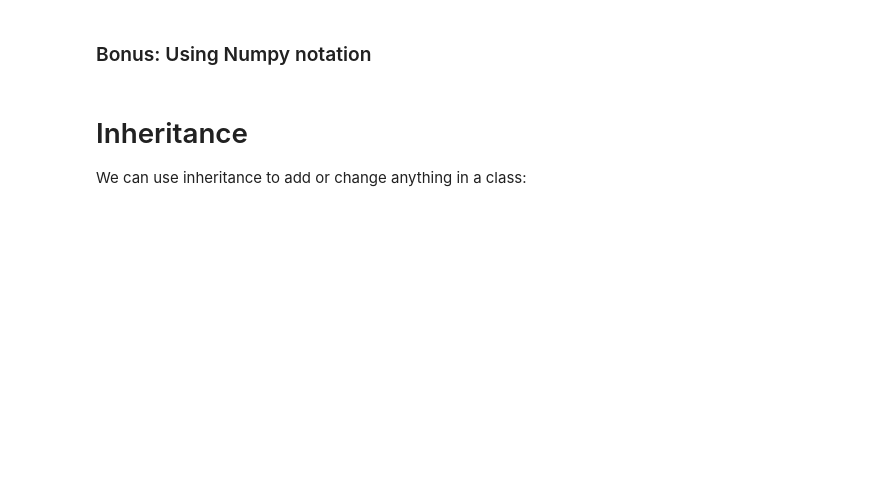
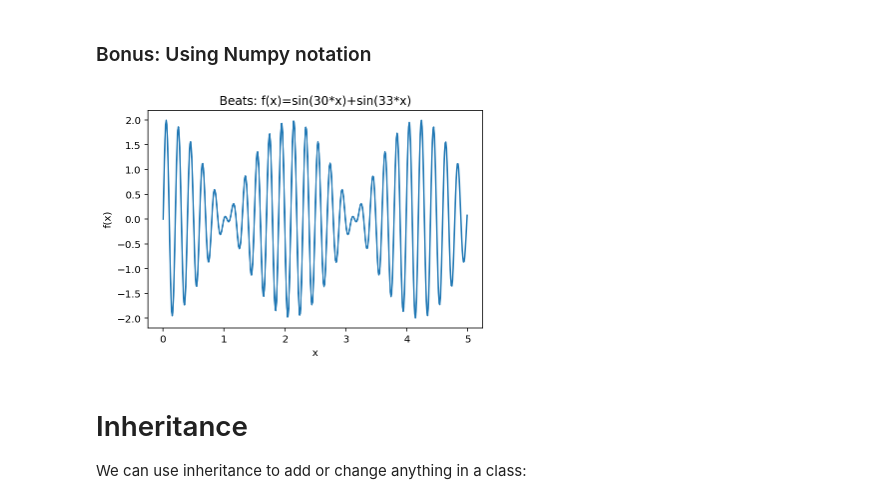
Before and after one commit to henryiii/compclass, a Jupyter notebook: classes/week2/0_ObjectOriented.ipynb, the cells around one changed output. Drawn from its saved outputs; the diff is of its cells as text; code cells hidden in the pictures; blank space fills up the shorter version.

```diff
--- a/classes/week2/0_ObjectOriented.ipynb
+++ b/classes/week2/0_ObjectOriented.ipynb
@@ -202,14 +221,16 @@ class WaveNP:
         plt.ylabel('f(x)')
 # %%
 # Using numpy to make an array from 0 to 5 with 500 points
-x = np.linspace(0,5,500)
+x = np.linspace(0,5,500, endpoint=False)
 
 # Now compute the function
 wavenp = WaveNP(x, 30) + WaveNP(x, 33)
 
 plt.figure()
 wavenp.plot()
 plt.title('Beats: f(x)=sin(30*x)+sin(33*x)');
+# %% [output]
+[figure, added]
 # %% [markdown]
 # Inheritance
 
```
Also changed, not shown: parts of 14 cells of this notebook, 4 other files.
